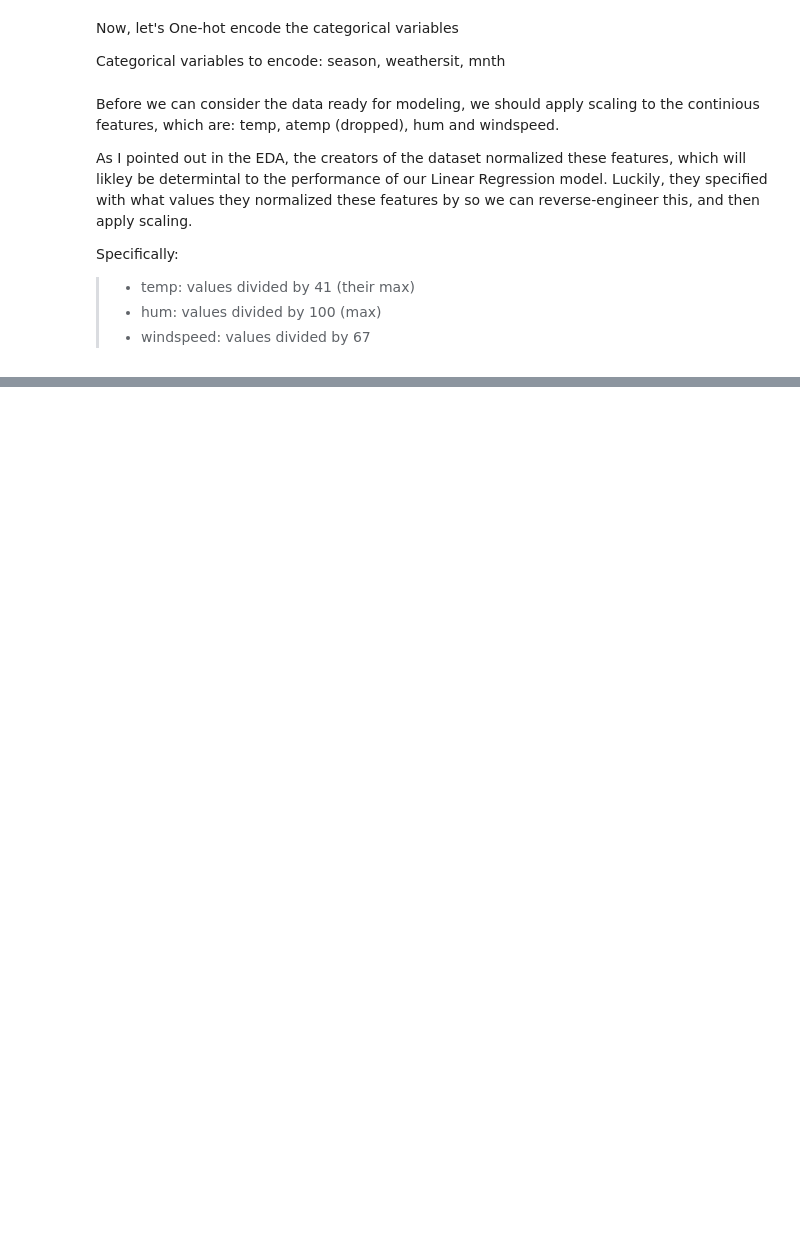
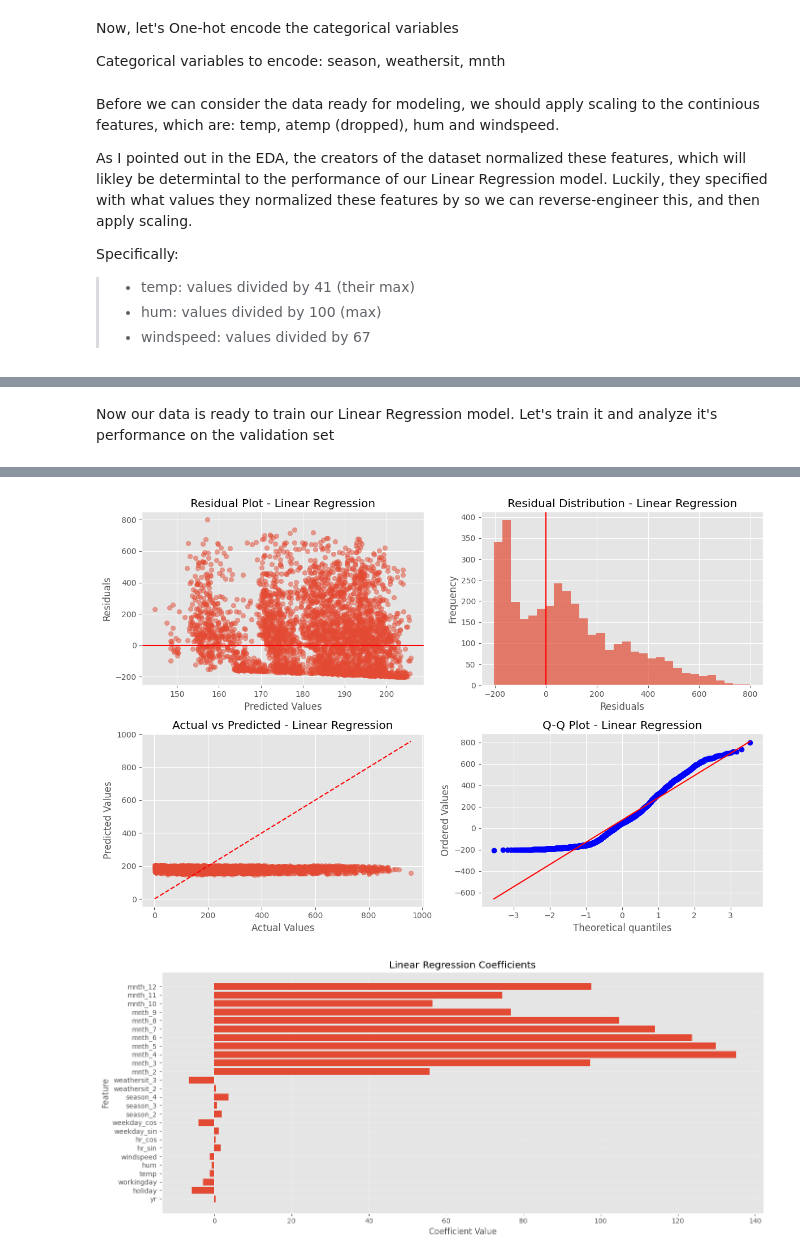
Before and after one commit to boris-gans/ML-fundamentals-2025, a Jupyter notebook: assignment_2/assignment_2_boris_gans.ipynb, the cells around one changed output, grey strips where cells are left out. Drawn from its saved outputs; the diff is of its cells as text; code cells hidden in the pictures; blank space fills up the shorter version.

```diff
--- a/assignment_2/assignment_2_boris_gans.ipynb
+++ b/assignment_2/assignment_2_boris_gans.ipynb
@@ -368,5 +436,5 @@ From the EDA, I was surprised to find the following relationships (and lack ther
 # %%
-data.drop(columns=['instant', 'dteday', 'casual', 'registered', 'weekday_name', 'season_name', 'month_name', 'atemp'], inplace=True)
+data.drop(columns=['instant', 'dteday', 'casual', 'registered', 'weekday_name', 'season_name', 'month_name', 'atemp', 'cnt_bin'], inplace=True)
 pre_split_data = data.copy()
 pre_split_data.info()
 pre_split_data.head()
@@ -480,3 +550,9 @@ def cyclical_encoding(df, col, period):
 for df in [X_train, X_val, X_test]:
     cyclical_encoding(df, 'hr', 24)
     cyclical_encoding(df, 'weekday', 7)
+
+# Lets merge weather types 3 and 4
+X_train['weathersit'] = X_train['weathersit'].replace(4, 3)
+X_val['weathersit'] = X_val['weathersit'].replace(4, 3)
+X_test['weathersit'] = X_test['weathersit'].replace(4, 3)
+print(X_train['weathersit'].value_counts())
@@ -573,0 +658,70 @@ None
+# %% [markdown]
+Now our data is ready to train our Linear Regression model. Let's train it and analyze it's performance on the validation set
+# %%
+# train the model
+lr_model = LinearRegression()
+lr_model.fit(X_train, y_train)
+
+# predict on validation set
+y_val_pred_lr = lr_model.predict(X_val)
+
+lr_mse = mean_squared_error(y_val, y_val_pred_lr)
+lr_rmse = np.sqrt(lr_mse)
+lr_mae = mean_absolute_error(y_val, y_val_pred_lr)
+lr_r2 = r2_score(y_val, y_val_pred_lr)
+
+print("\n===== Linear Regression Results =====")
+print(f"Mean Squared Error (MSE): {lr_mse:.2f}")
+print(f"Root Mean Squared Error (RMSE): {lr_rmse:.2f}")
+print(f"Mean Absolute Error (MAE): {lr_mae:.2f}")
+print(f"R² Score: {lr_r2:.4f}")
+
+# Plot residuals
+residuals_lr = y_val - y_val_pred_lr
+
+plt.figure(figsize=(12, 8))
+plt.subplot(2, 2, 1)
+plt.scatter(y_val_pred_lr, residuals_lr, alpha=0.5)
+plt.axhline(y=0, color='r', linestyle='-')
+plt.xlabel('Predicted Values')
+plt.ylabel('Residuals')
+plt.title('Residual Plot - Linear Regression')
+
+# Histogram of residuals
+plt.subplot(2, 2, 2)
+plt.hist(residuals_lr, bins=30, alpha=0.7)
+plt.axvline(x=0, color='r', linestyle='-')
+plt.xlabel('Residuals')
+plt.ylabel('Frequency')
+plt.title('Residual Distribution - Linear Regression')
+
+# Actual vs Predicted
+plt.subplot(2, 2, 3)
+plt.scatter(y_val, y_val_pred_lr, alpha=0.5)
+plt.plot([y_val.min(), y_val.max()], [y_val.min(), y_val.max()], 'r--')
+plt.xlabel('Actual Values')
+plt.ylabel('Predicted Values')
+plt.title('Actual vs Predicted - Linear Regression')
+
+# QQ plot for residuals
+plt.subplot(2, 2, 4)
+from scipy import stats
+stats.probplot(residuals_lr, dist="norm", plot=plt)
+plt.title('Q-Q Plot - Linear Regression')
+
+plt.tight_layout()
+plt.show()
+
+# Plot coefficients
+feature_names = X_train.columns
+coefficients = lr_model.coef_
+
+plt.figure(figsize=(14, 6))
+plt.barh(feature_names, coefficients)
+plt.xlabel('Coefficient Value')
+plt.ylabel('Feature')
+plt.title('Linear Regression Coefficients')
+plt.grid(True, alpha=0.3)
+plt.tight_layout()
+plt.show()
+# %% [output]
@@ -573,0 +733,2 @@ None
+[figure, added]
+[figure, added]
```
Also changed, not shown: parts of 15 cells of this notebook, 2 other files.
